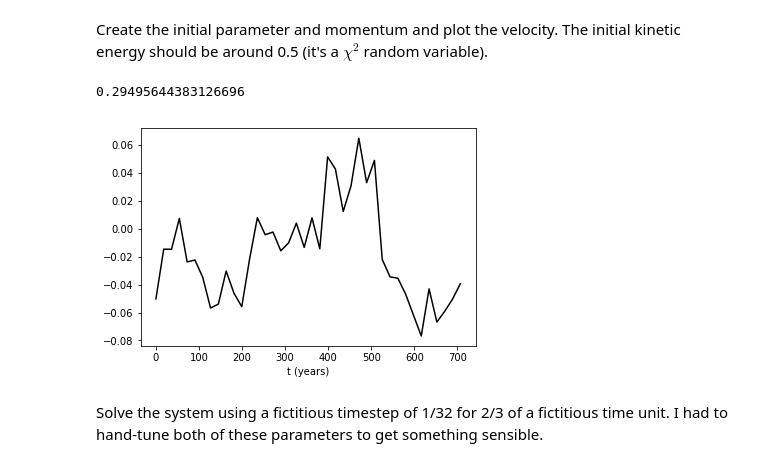
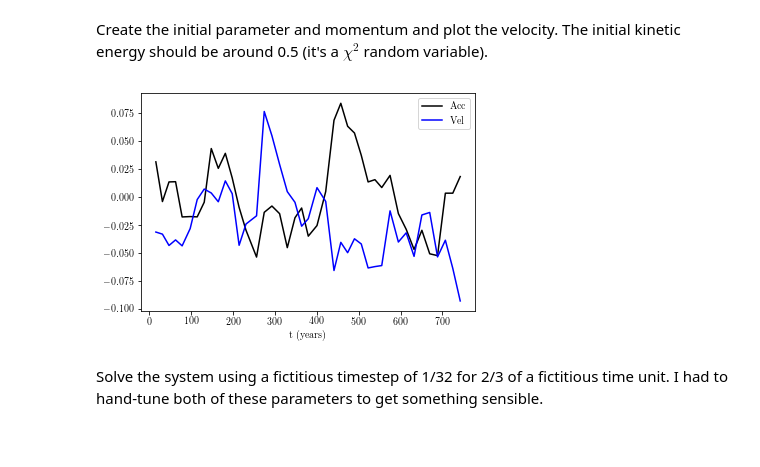
Before and after one commit to dlilien/glaciology-seminar-2018-10-16, a Jupyter notebook: hmc.ipynb, the cells around one changed output. Drawn from its saved outputs; the diff is of its cells as text; code cells hidden in the pictures.

```diff
--- a/hmc.ipynb
+++ b/hmc.ipynb
@@ -160,5 +152,6 @@ plt.show(fig)
 Next, let's compute the expected decrease in the mean-square error, assuming that we perturbed the accumulation scale by going down-gradient.
 # %%
 da = -dJ_da
-dJ = np.dot(dJ_da, da) * dt
-print("{:e}".format(dJ))
+dJ = np.dot(dJ_da, da * timesteps)
+da2 = -dJ_da2
+dJ2 = np.dot(dJ_da2, da2 * timesteps)
@@ -197,0 +207,14 @@ for k in range(20):
+# %%
+du = -dJ_du
+dJ = np.dot(dJ_du, du * timesteps)
+du2 = -dJ_du2
+dJ2 = np.dot(dJ_du2, du2 * timesteps)
+# %%
+error_0 = model.msm(x, z[compare_indices, :], target_layers)
+
+for k in range(20):
+    δ = 1.0/2**k
+    zk = model.layer_depth(x, accumulation_scale, velocity_scale+ δ * du * timesteps / x[-1] / len(compare_indices),
+                           a, u, timesteps)
+    error = model.msm(x, zk[compare_indices, :], target_layers)
+    print("{}, {}".format((np.sum(error) - np.sum(error_0))/δ, dJ))
@@ -217,17 +261,19 @@ Note how we divide by the square root of the number of time steps to get the rig
 # %%
 r = 20
 import scipy.sparse, scipy.sparse.linalg, numpy.linalg
-Id = scipy.sparse.diags([np.ones(num_steps)], [0])
-diag = np.ones(num_steps)
-D = scipy.sparse.diags([diag, -diag], [0, 1], shape=(39, 40)) / dt
-L = r**2 * D.T * D * dt
+two_step = np.hstack((timesteps, timesteps))
+Id = scipy.sparse.diags([np.ones(num_steps * 2)], [0])
+D = scipy.sparse.diags([1. / two_step, -1. / two_step], [0, 1], shape=(len(two_step) - 1, len(two_step)))
+L = r**2 * D.T * D * np.mean(timesteps)
+D2 = scipy.sparse.diags([1. / timesteps, -1. / timesteps], [0, 1], shape=(len(timesteps) - 1, len(timesteps)))
+L2 = r**2 * D2.T * D2 * np.mean(timesteps)
 M = Id + L
 
 λs, vs = numpy.linalg.eigh(M.toarray())
 
 def generate_momentum(random_state, σ):
-    ζ = random_state.normal(size=num_steps)
-    return sum(((ζ[k] * np.sqrt(λs[k] / num_steps) * σ) * vs[:, k] for k in range(num_steps)))
+    ζ = random_state.normal(size=num_steps * 2)
+    return sum(((ζ[k] * np.sqrt(λs[k] / (num_steps * 2)) * σ) * vs[:, k] for k in range(2 * num_steps)))
 # %% [markdown]
 The following functions calculate each part of the Hamiltonian and its derivatives.
 The final term in the potential -- `np.dot(θ, L * θ)` -- is what adds the penalty for oscillatory solutions.
@@ -262,18 +310,20 @@ def hamiltonian_update(δτ, θ, ϕ):
 Create the initial parameter and momentum and plot the velocity.
 The initial kinetic energy should be around 0.5 (it's a $\chi^2$ random variable).
 # %%
-θ = accumulation_scale.copy()
+θ_a = accumulation_scale.copy()
+θ_v = velocity_scale.copy()
+
 ϕ = generate_momentum(random_state, 1)
 
-print(kinetic_energy(ϕ))
+fig, ax = plt.subplots()
+ax.plot(times[1:], velocity(ϕ)[:len(times[1:])], color='k', label='Acc')
+ax.plot(times[1:], velocity(ϕ)[len(times[1:]):], color='b', label='Vel')
 
-fig, ax = plt.subplots()
-ax.plot(np.array(range(num_steps)) * dt, velocity(ϕ), color='k')
 ax.set_xlabel('t (years)')
+plt.legend()
 plt.show(fig)
 # %% [output]
-0.29495644383126696
-[figure, old version]
+[figure, new version]
 # %% [markdown]
 Solve the system using a fictitious timestep of 1/32 for 2/3 of a fictitious time unit.
 I had to hand-tune both of these parameters to get something sensible.
```
Also changed, not shown: parts of 28 cells of this notebook, 4 other files.
